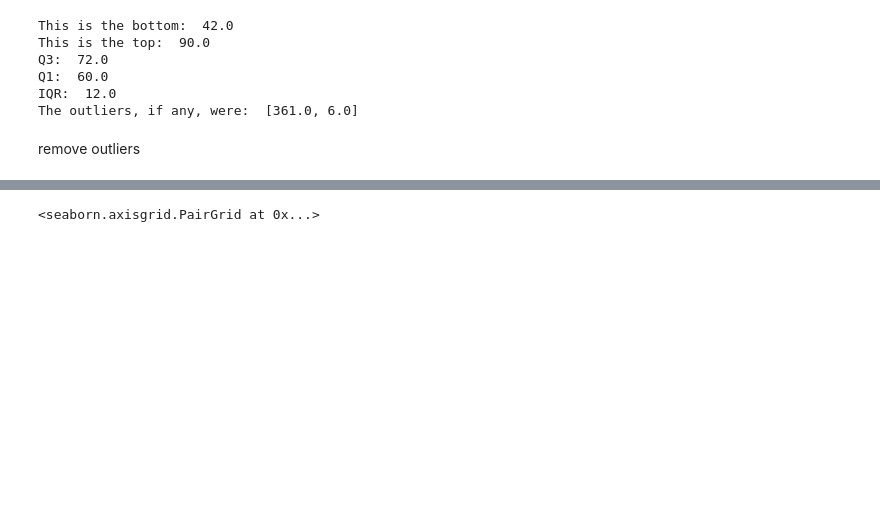
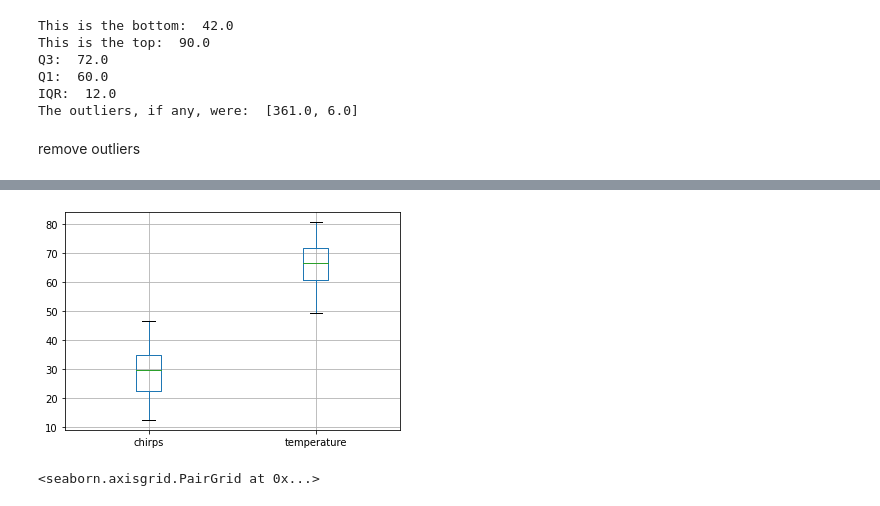
Before and after one commit to robert-daniels/Projects, a Jupyter notebook: DS_210/final/final.ipynb, the cells around one changed output, grey strips where cells are left out. Cells and saved outputs as stored; diff of their text form; code cells hidden in the pictures; blank space fills up the shorter version.

```diff
--- a/DS_210/final/final.ipynb
+++ b/DS_210/final/final.ipynb
@@ -135,3 +147,7 @@ df = df[df.temperature > 6]
+# %%
+boxplot = df.boxplot()
+# %% [output]
+[figure, added]
 # %%
 sns.pairplot(df)
 # %% [output]
```
Also changed, not shown: parts of 2 cells of this notebook, 1 other file.
